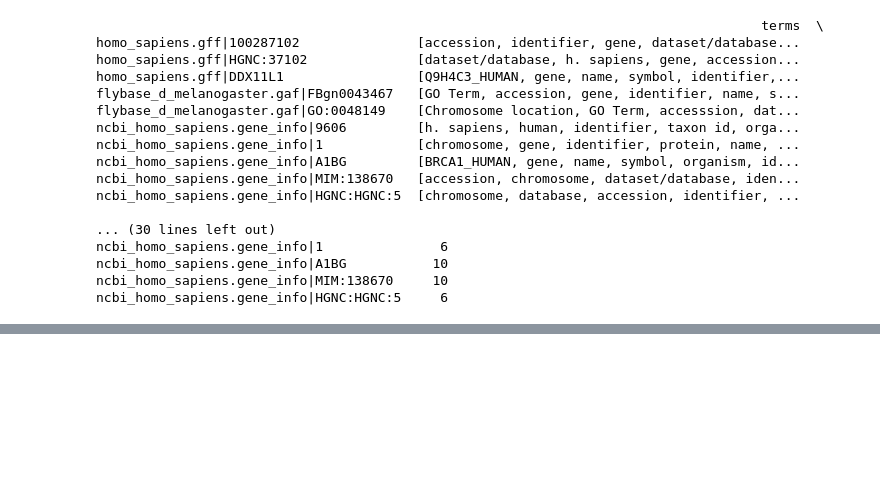
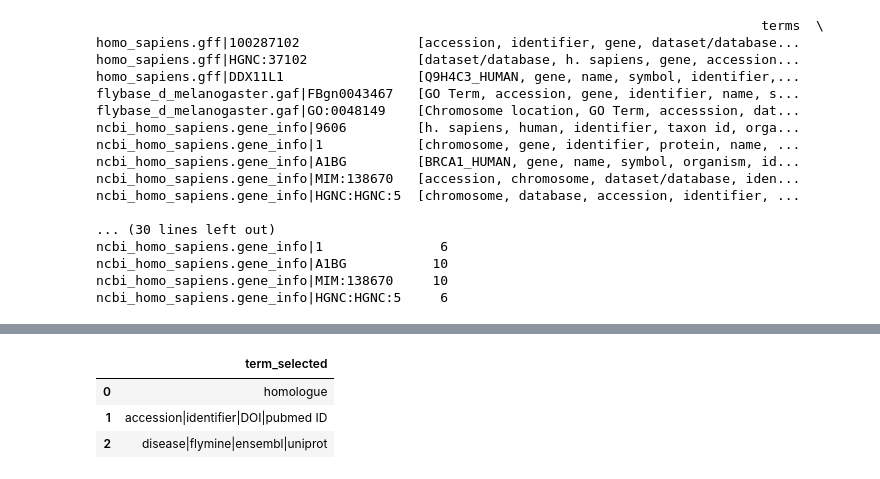
Before and after one commit to yochannah/subjective-data-models-analysis, a Jupyter notebook: file_mapping_and_entry_points.ipynb, the cells around one changed output, grey strips where cells are left out. Cells and saved outputs as stored; diff of their text form; code cells hidden in the pictures; blank space fills up the shorter version.

```diff
--- a/file_mapping.ipynb
+++ b/file_mapping_and_entry_points.ipynb
@@ -176,0 +179,12 @@ ncbi_homo_sapiens.gene_info|HGNC:HGNC:5     6
+# %%
+#Data prep to load the data and subset for usage
+entry_points = pd.read_csv("data/entry_point.csv")
+ #subset the data to just the columns that answer this question
+entry_terms = entry_points.iloc[:,1:2]
+#let's take a peek at the data
+entry_terms.head(3)
+# %% [output]
+|  | term_selected |
+| 0 | homologue |
+| 1 | accession|identifier|DOI|pubmed ID |
+| 2 | disease|flymine|ensembl|uniprot |
```
Also changed, not shown: parts of 7 cells of this notebook, 1 other file.
